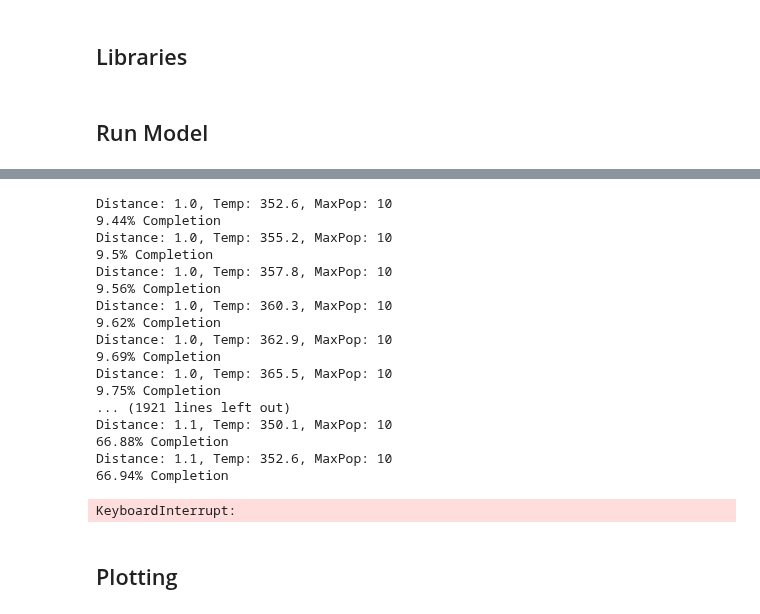
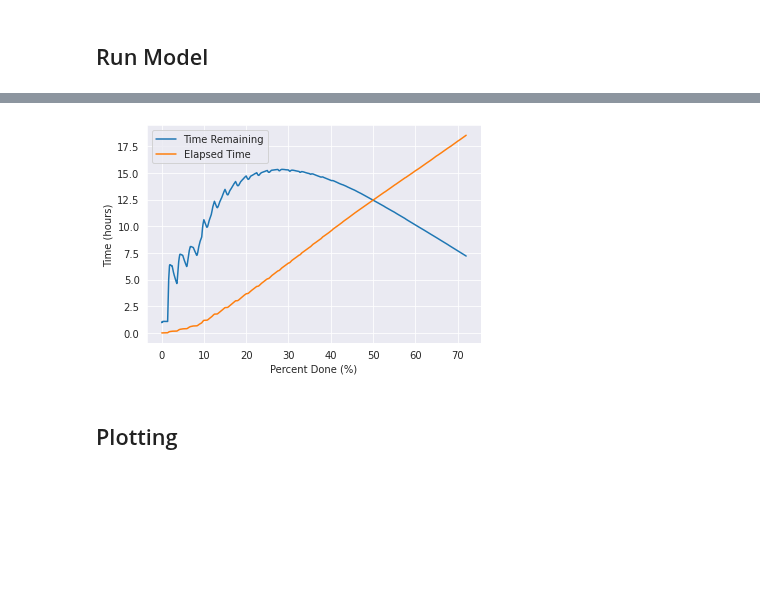
Before and after one commit to ethansav3/coupled_ebm, a Jupyter notebook: model/ebmProduction.ipynb, the cells around one changed output, grey strips where cells are left out. Saved outputs shown, nothing was run; the diff lists cells and outputs as text; code cells hidden in the pictures; blank space fills up the shorter version.

```diff
--- a/model/ebmProduction.ipynb
+++ b/model/ebmProduction.ipynb
@@ -1,5 +1,3 @@
-# %% [markdown]
-## Libraries
 # %%
 import tempfile
 import math
@@ -40,8 +39,8 @@ nameList = makeDefNamelist() #make namelist
 #-------------------------------------Boolean Inputs--------------------------------------------------
 plot=False;#make the fancy plots?
 save=False#save the plots
-coupled=False; #if this is False, program quits once EBM reaches equilibrium
-analyze = False; #whether or not to analyze the population parts of model
+coupled=True; #if this is False, program quits once EBM reaches equilibrium
+analyze = True; #whether or not to analyze the population parts of model
 lverbose=False; #controls terminal output, used for debugging
 showInputs = False; #prints the namelist before running the program
 #-------------------------------------Other Important Inputs-------------------------------------------------# maxPopList = [10000,40000,70000,100000] #specify all maxpops to use
@@ -50,6 +49,8 @@ runTime=4000                          #Change runtime           (years)
 #----------------------------------Set NameList Values to Specified Inputs---------------------
 verbose=False
 carryCap=10000
+deathPower = 2.00
+dTemp = 2.5
 #------------------------------------Run the Model----------------------------------------------------
 n = 40
 nameList['ebm']['lverbose'] = verbose
@@ -66,16 +67,16 @@ peakPopList  = [] #max population reached
 carryCapList = []
 distances = np.linspace(0.934, 1.147, n)
 goalEqTemps = np.linspace(273.15,373.15, n)
+nameList['ebm']['dPower'] = deathPower
+nameList['ebm']['dtemp'] = dTemp
 
 numRuns = len(distances)*len(goalEqTemps)
 counter = 0
+timeLeftList = []
+percentDoneList = []
+timeList = []
 
 for dist in distances:
-    end = time.time()
-    timeMinutes = (end - start)/60
-    timeHours = timeMinutes/60
-    print(f"\n Runtime: {timeMinutes:.2f} minutes have passed")
-    print(f" Runtime: {timeHours:.2f} hours have passed\n ")
     print("\n", "Distance: ", round(dist,3), " AU")
     for temp in goalEqTemps:
         carryCapList.append(carryCap/1000)
@@ -96,7 +97,7 @@ for dist in distances:
         anthroPopList.append(anthroPop/1000)
         if eq:
             popStats = analyzeRun(dfModel,nameList, anthroPop, verbose)
-            print(f"Distance: {dist:.1f}, Temp: {temp:.1f}, MaxPop: {popStats['maxPop']:.0f}")
+            #print(f"Distance: {dist:.1f}, Temp: {temp:.1f}, MaxPop: {popStats['maxPop']:.0f}")
             peakPopList.append(popStats['maxPop'])
             declineTime.append(popStats['tDecline'])
         else:
@@ -106,8 +107,31 @@ for dist in distances:
         if not np.isnan(goalPco2): dimVar=(carryCap*nameList['ebm']['rco2']*goaldTdP)/(nameList['ebm']['rBirth0']*nameList['ebm']['dtemp'])
         if np.isnan(goalPco2): dimVar = np.nan
         dimVarList.append(dimVar)
-        print(str(round((counter/numRuns)*100,2)) + "% Completion" )
         counter += 1
+        end = time.time()
+        clear_output()
+        percentDone = round((counter/numRuns)*100,2)
+        print("\n"+str(percentDone) + "% Completion   ("+str(dist)+" AU)" )
+        timeSeconds = end-start
+        timeMinutes = timeSeconds/60
+        timeHours = timeMinutes/60
+        print(f" Runtime: {timeMinutes:.2f} minutes have passed")
+        print(f" Runtime: {timeHours:.2f} hours have passed ")
+        if percentDone > 0:
+            timeLeftMin = timeRemaining(percentDone, timeMinutes)
+            timeLeftHours = timeLeftMin/60
+            print(f"Approximately {timeLeftMin:.2f} minutes until completion ({timeLeftHours:.2f} hours) \n")
+            timeLeftList.append(timeLeftMin)
+            timeList.append(timeMinutes)
+            percentDoneList.append(percentDone)
+            timeLeftListH = [i/60 for i in timeLeftList]
+            timeListH = [i/60 for i in timeList]
+            plt.plot(percentDoneList, timeLeftListH, label="Time Remaining")
+            plt.plot(percentDoneList, timeListH, label="Elapsed Time")
+            plt.xlabel("Percent Done (%)")
+            plt.ylabel("Time (hours)")
+            plt.legend()
+            plt.show()
 #        print(f"Dimensionless Variable: {dimVar}","\n")
 #-------------------------------------------------------
 df = pd.DataFrame()
@@ -122,6 +146,9 @@ df["peakPopList"] = peakPopList
 df["carryCapList"] = carryCapList
 df["anthroPopList"] = anthroPopList
 df["tempError"] = tempErrorList
+df["timeLeftMin"] = timeLeftList
+df["percentDone"] = percentDoneList
+df["timeElapsedMinutes"] = timeList
 #---------------------------------------------------------
 df["logGamma"] = np.log10(df.gamma)
 df["logdTdP"] = np.log10(df.dTdP)
@@ -134,7 +161,7 @@ now = datetime.now() # current date and time
 month = now.strftime("%m")
 day = now.strftime("%d")
 dateToday = f"{month}_{day}"
-df.to_csv("dataSweep_" + dateToday +"_NMax_10_Billion.csv")
+#df.to_csv("dataSweep_" + dateToday +"_NMax10B_dT"+str(int(dTemp))+"_dPower"+str(int(deathPower))+".csv")
 #--------------------------------------------------------
 # A=0.04;#birth ratee
 # tFreeFall = lambda g: min(1, 1/g)
@@ -170,20 +184,3 @@ Distance: 1.0, Temp: 350.1, MaxPop: 9
-Distance: 1.0, Temp: 352.6, MaxPop: 10
-9.44% Completion
-Distance: 1.0, Temp: 355.2, MaxPop: 10
-9.5% Completion
-Distance: 1.0, Temp: 357.8, MaxPop: 10
-9.56% Completion
-Distance: 1.0, Temp: 360.3, MaxPop: 10
-9.62% Completion
-Distance: 1.0, Temp: 362.9, MaxPop: 10
-9.69% Completion
-Distance: 1.0, Temp: 365.5, MaxPop: 10
-9.75% Completion
-... (1921 lines left out)
-Distance: 1.1, Temp: 350.1, MaxPop: 10
-66.88% Completion
-Distance: 1.1, Temp: 352.6, MaxPop: 10
-66.94% Completion
-KeyboardInterrupt:
+[figure, added]
 # %% [markdown]
 ## Plotting
```
Also changed, not shown: parts of 11 cells of this notebook, 19 other files.
